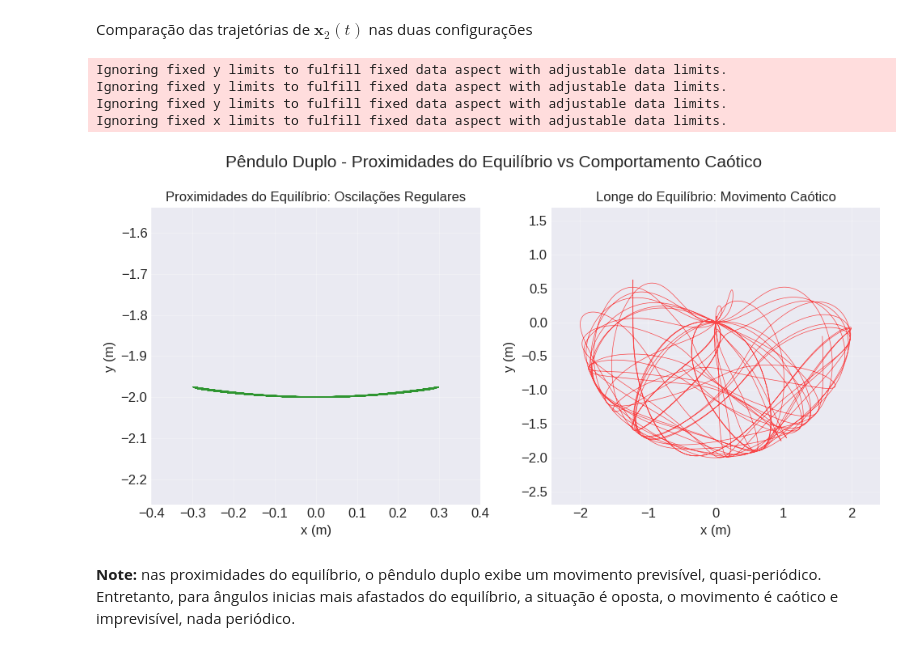
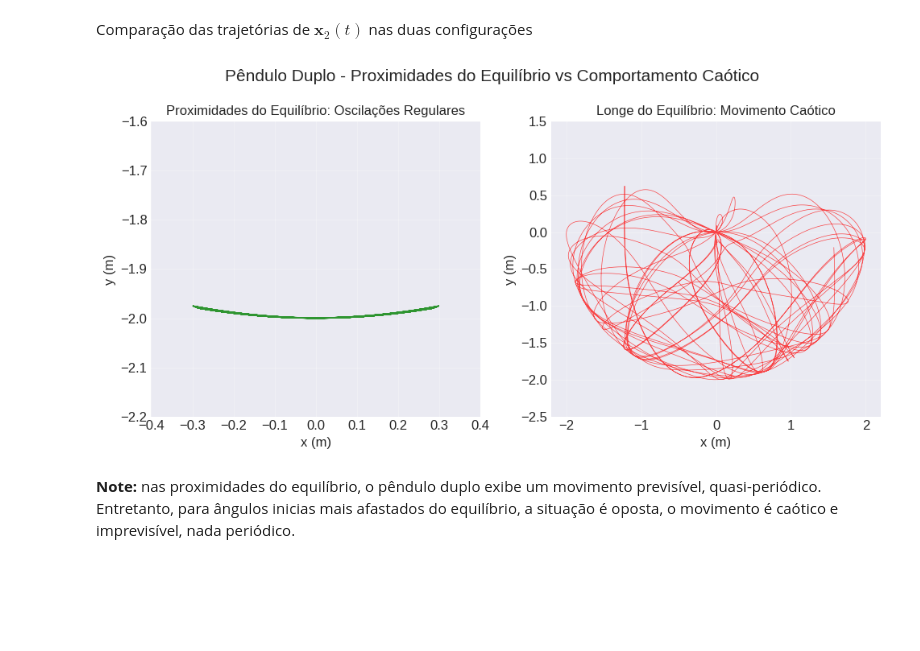
Before and after one commit to cody-setti/Trabalhos_MNED, a Jupyter notebook: T2/codigo/codigo-T2-MNED.ipynb, the cells around one changed output. Cells and saved outputs as stored; diff of their text form; code cells hidden in the pictures; blank space fills up the shorter version.

```diff
--- a/T2/codigo/codigo-T2-MNED.ipynb
+++ b/T2/codigo/codigo-T2-MNED.ipynb
@@ -522,35 +498,29 @@ Comparação das trajetórias de $\boldsymbol{x}_2(t)$ nas duas configurações
 # %%
 fig, axes = plt.subplots(1, 2, figsize=(10,5))
 
 # Trajetória nas Proximidades do Equilíbrio
 axes[0].plot(x2_eq, y2_eq, 'g-', linewidth=1, alpha=0.8)
 axes[0].set_xlabel('x (m)')
 axes[0].set_ylabel('y (m)')
 axes[0].set_title('Proximidades do Equilíbrio: Oscilações Regulares', fontsize=12)
-axes[0].axis('equal')
 axes[0].grid(True, alpha=0.3)
 axes[0].set_xlim(-0.4, 0.4)
 axes[0].set_ylim(-2.2, -1.6)
 
 # Trajetória Original (Caótica)
 axes[1].plot(x2, y2, 'r-', linewidth=0.5, alpha=0.7)
 axes[1].set_xlabel('x (m)')
 axes[1].set_ylabel('y (m)')
 axes[1].set_title('Longe do Equilíbrio: Movimento Caótico', fontsize=12)
-axes[1].axis('equal')
 axes[1].grid(True, alpha=0.3)
-axes[1].set_xlim(-2.0, 2.0)
+axes[1].set_xlim(-2.2, 2.2)
 axes[1].set_ylim(-2.5, 1.5)
 
 plt.suptitle('Pêndulo Duplo - Proximidades do Equilíbrio vs Comportamento Caótico', fontsize=15)
 plt.tight_layout()
 plt.show()
 # %% [output]
-Ignoring fixed y limits to fulfill fixed data aspect with adjustable data limits.
-Ignoring fixed y limits to fulfill fixed data aspect with adjustable data limits.
-Ignoring fixed y limits to fulfill fixed data aspect with adjustable data limits.
-Ignoring fixed x limits to fulfill fixed data aspect with adjustable data limits.
-[figure, old version]
+[figure, new version]
 # %% [markdown]
 **Note:** nas proximidades do equilíbrio, o pêndulo duplo exibe um movimento previsível, quasi-periódico. Entretanto, para ângulos inicias mais afastados do equilíbrio, a situação é oposta, o movimento é caótico e imprevisível, nada periódico.
 # %% [markdown]
```
Also changed, not shown: parts of 4 cells of this notebook, 6 other files.
